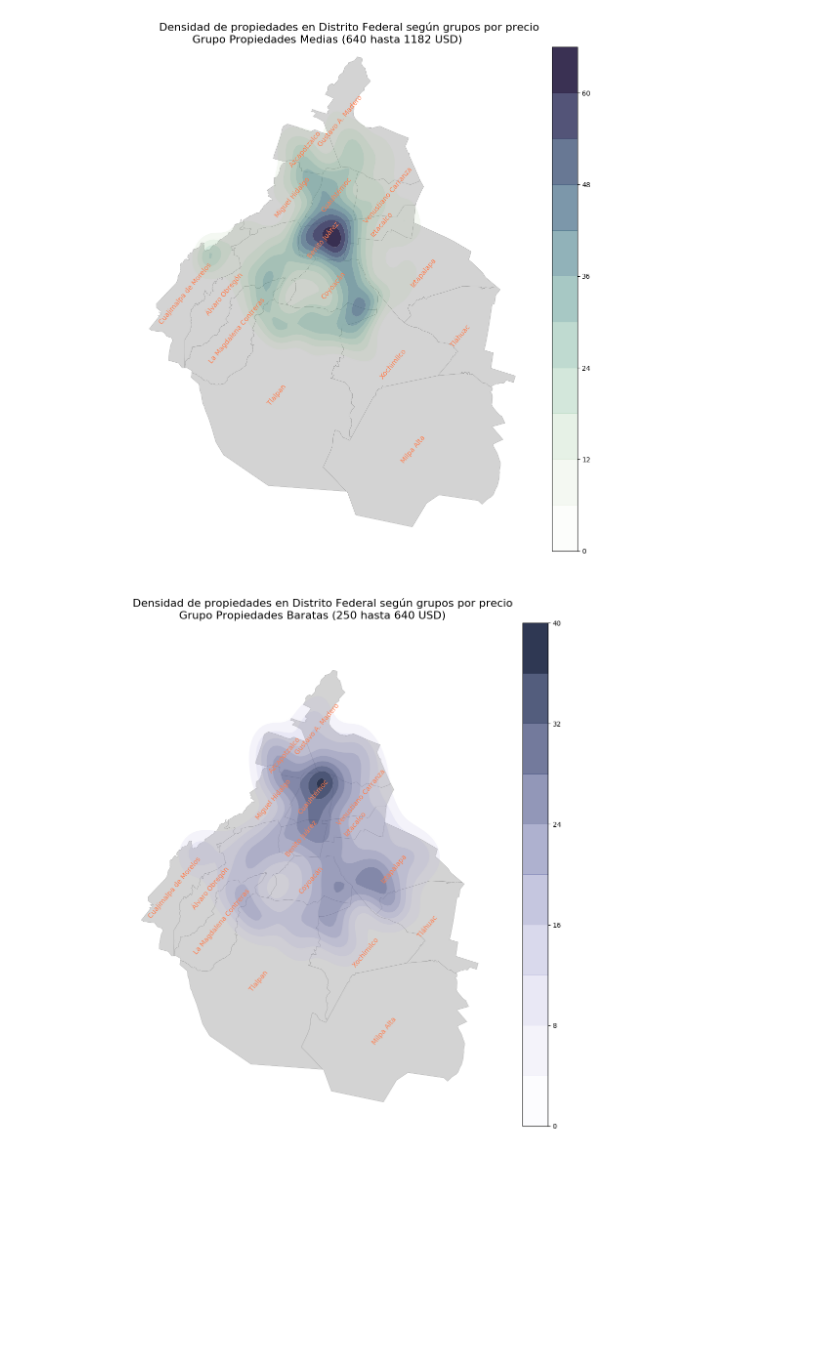
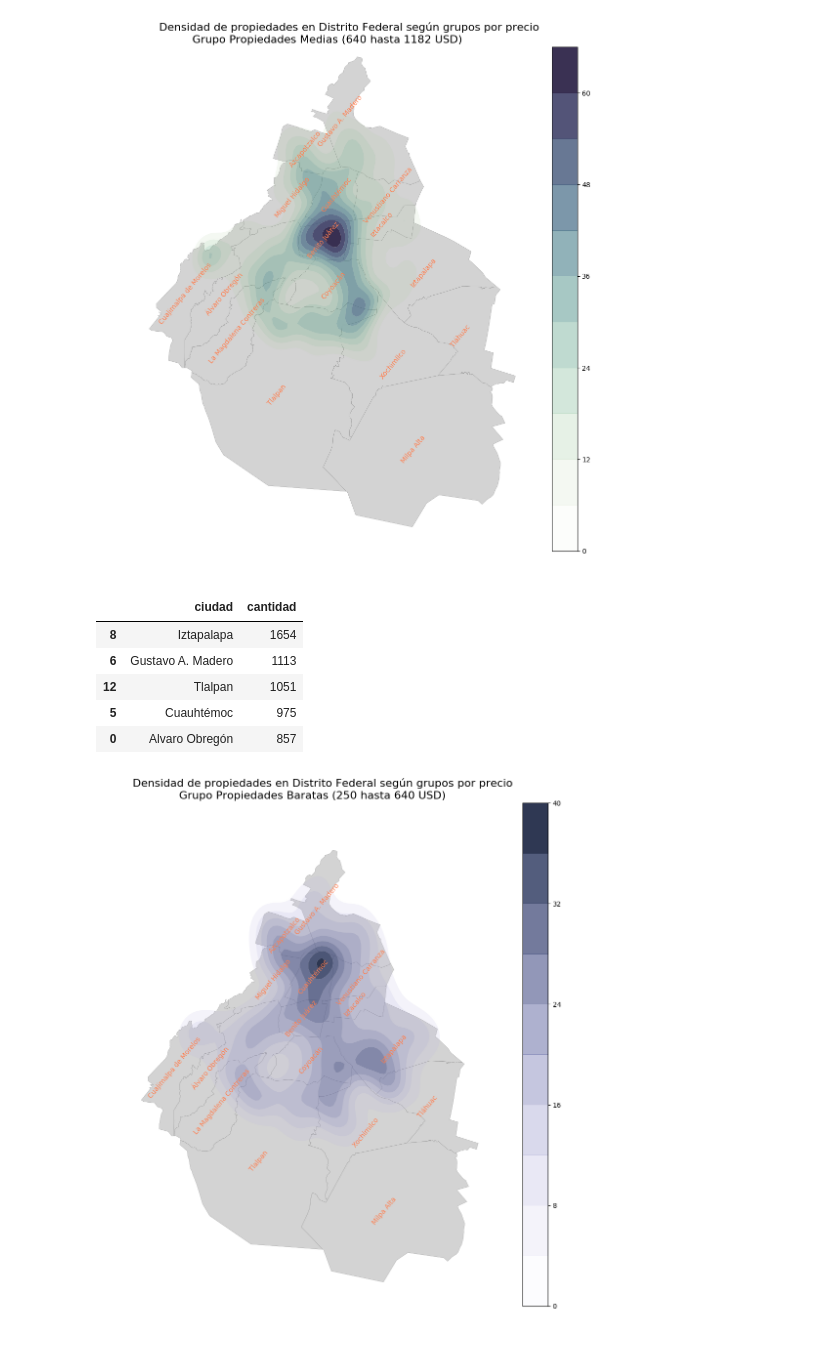
Before and after one commit to petermacgaul/orgaDatos-1, a Jupyter notebook: TP1/02-AnalisisMetroCuadrado.ipynb, the cells around one changed output. Cells and saved outputs as stored; diff of their text form; code cells hidden in the pictures; blank space fills up the shorter version.

```diff
--- a/TP1/02-AnalisisMetroCuadrado.ipynb
+++ b/TP1/02-AnalisisMetroCuadrado.ipynb
@@ -673,6 +700,15 @@ fig.tight_layout(rect=[0, 0.03, 1, 0.97])
 plt.savefig('kde-df-medio.png')
 # %% [output]
 [figure]
+# %%
+preciosBajos.groupby('ciudad').agg({'id':'count'}).rename(columns={'id':'cantidad'}).reset_index().sort_values(by='cantidad', ascending=False).head()
+# %% [output]
+|  | ciudad | cantidad |
+| 8 | Iztapalapa | 1654 |
+| 6 | Gustavo A. Madero | 1113 |
+| 12 | Tlalpan | 1051 |
+| 5 | Cuauhtémoc | 975 |
+| 0 | Alvaro Obregón | 857 |
 # %%
 fig, ax = plt.subplots(1, figsize=(12,12))
 
```
Also changed, not shown: parts of 4 cells of this notebook.
